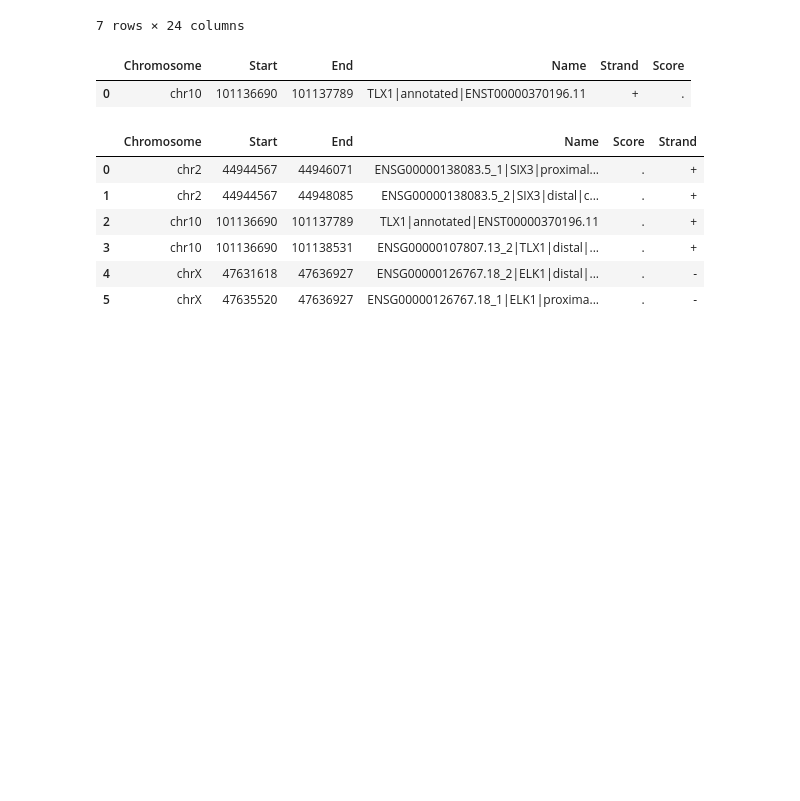
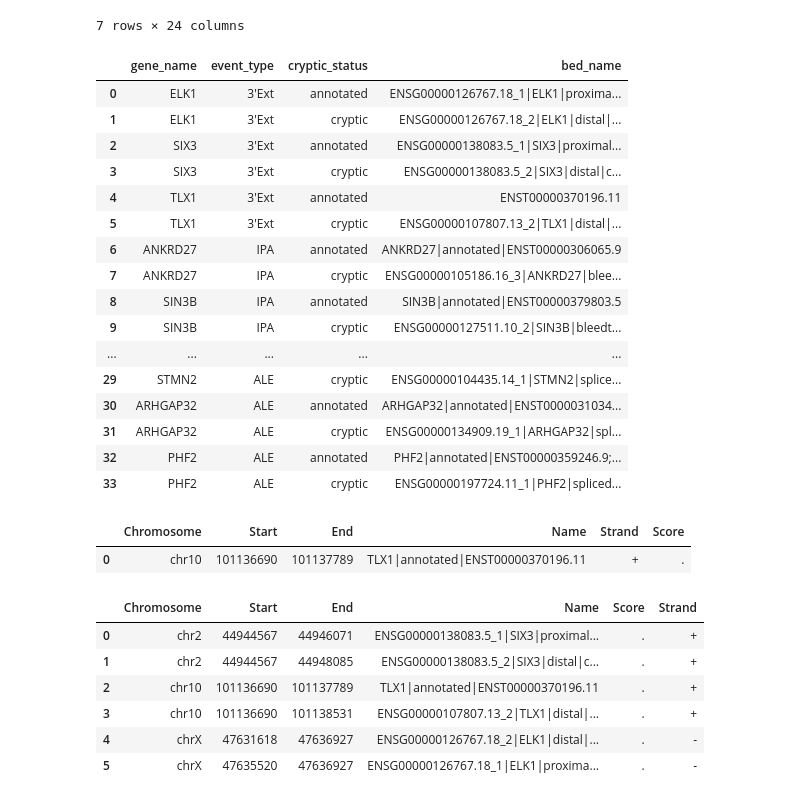
Before and after one commit to frattalab/tdp43-apa, a Jupyter notebook: wet/get_isoform_pairs_bed.ipynb, the cells around one changed output. Saved outputs shown, nothing was run; the diff lists cells and outputs as text; code cells hidden in the pictures; blank space fills up the shorter version.

Commit message:
get cleaned and updated BED files for selected cryptic events

```diff
--- a/wet/get_isoform_pairs_bed.ipynb
+++ b/wet/get_isoform_pairs_bed.ipynb
@@ -89,6 +83,26 @@ tlx1_les
 | 5 | chr10 | HAVANA | exon | 101090307 | 101090702 | . | - | . | ENSG00000236311.6 | lncRNA | ... |
 | 6 | chr10 | HAVANA | exon | 101089320 | 101090702 | . | - | . | ENSG00000236311.6 | lncRNA | ... |
 7 rows × 24 columns
+# %%
+pairs_df
+# %% [output]
+|  | gene_name | event_type | cryptic_status | bed_name |
+| 0 | ELK1 | 3'Ext | annotated | ENSG00000126767.18_1|ELK1|proxima... |
+| 1 | ELK1 | 3'Ext | cryptic | ENSG00000126767.18_2|ELK1|distal|... |
+| 2 | SIX3 | 3'Ext | annotated | ENSG00000138083.5_1|SIX3|proximal... |
+| 3 | SIX3 | 3'Ext | cryptic | ENSG00000138083.5_2|SIX3|distal|c... |
+| 4 | TLX1 | 3'Ext | annotated | ENST00000370196.11 |
+| 5 | TLX1 | 3'Ext | cryptic | ENSG00000107807.13_2|TLX1|distal|... |
+| 6 | ANKRD27 | IPA | annotated | ANKRD27|annotated|ENST00000306065.9 |
+| 7 | ANKRD27 | IPA | cryptic | ENSG00000105186.16_3|ANKRD27|blee... |
+| 8 | SIN3B | IPA | annotated | SIN3B|annotated|ENST00000379803.5 |
+| 9 | SIN3B | IPA | cryptic | ENSG00000127511.10_2|SIN3B|bleedt... |
+| ... | ... | ... | ... | ... |
+| 29 | STMN2 | ALE | cryptic | ENSG00000104435.14_1|STMN2|splice... |
+| 30 | ARHGAP32 | ALE | annotated | ARHGAP32|annotated|ENST0000031034... |
+| 31 | ARHGAP32 | ALE | cryptic | ENSG00000134909.19_1|ARHGAP32|spl... |
+| 32 | PHF2 | ALE | annotated | PHF2|annotated|ENST00000359246.9;... |
+| 33 | PHF2 | ALE | cryptic | ENSG00000197724.11_1|PHF2|spliced... |
 # %%
 # Create 3'UTR extension BED
 # first - make sure select TLX1 event from annotation, as proximal PAS was mis-annotated
```
Also changed, not shown: parts of 13 cells of this notebook, 1 other file.
